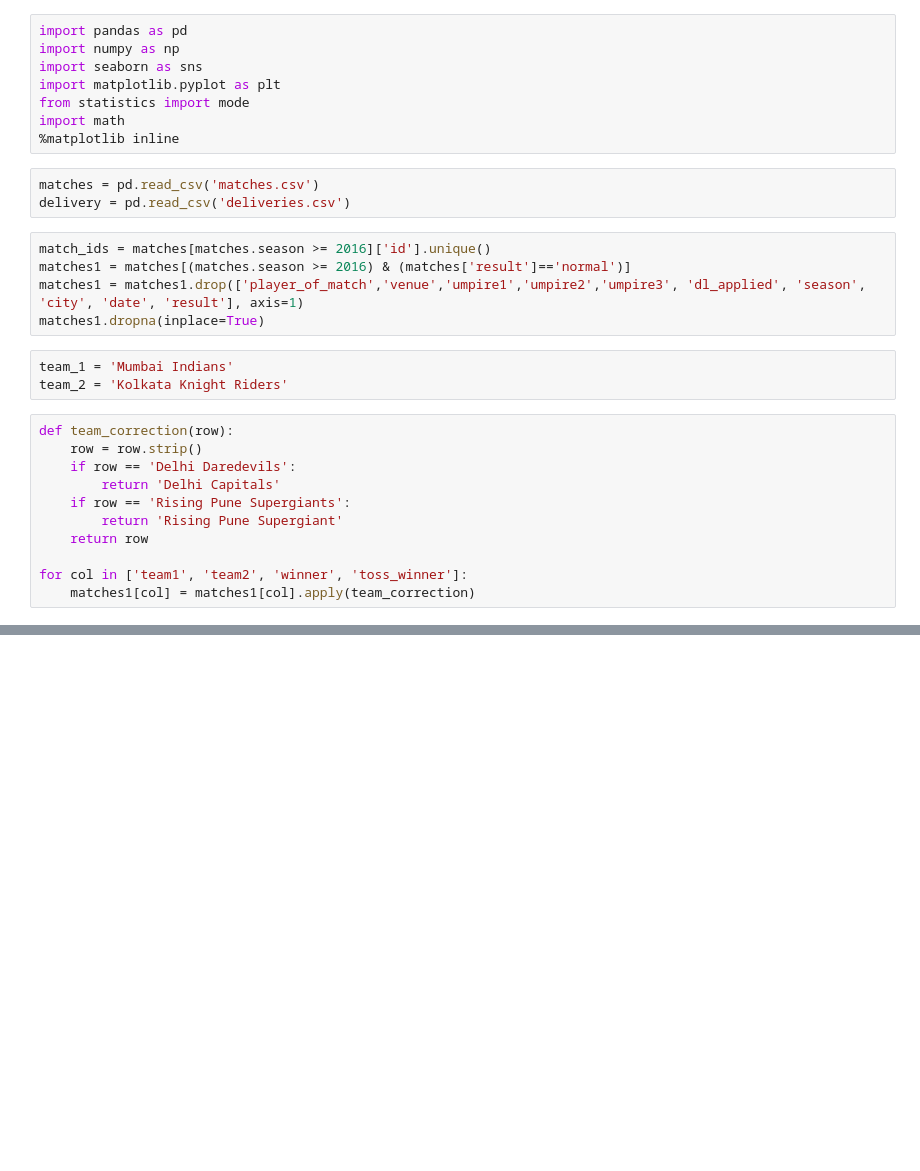
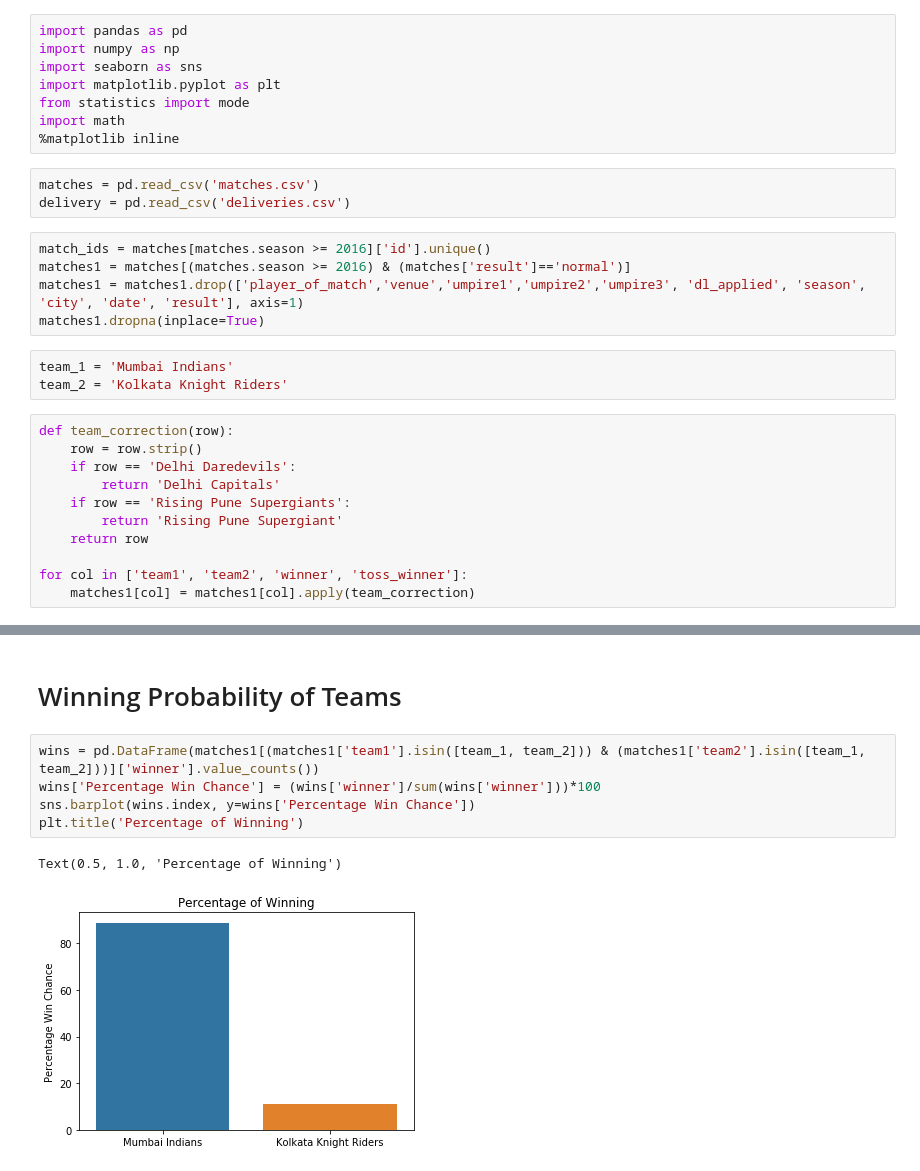
Before and after one commit to bhaskar-29/Widhya, a Jupyter notebook: 16 Oct.ipynb, the cells around one changed output, grey strips where cells are left out. Saved outputs shown, nothing was run; the diff lists cells and outputs as text; blank space fills up the shorter version.

```diff
--- a/16 Oct.ipynb
+++ b/16 Oct.ipynb
@@ -43,0 +31,10 @@ matches1[(matches1['team1'].isin([team_1, team_2])) & (matches1['team2'].isin([t
+# %% [markdown]
+# Winning Probability of Teams
+# %%
+wins = pd.DataFrame(matches1[(matches1['team1'].isin([team_1, team_2])) & (matches1['team2'].isin([team_1, team_2]))]['winner'].value_counts())
+wins['Percentage Win Chance'] = (wins['winner']/sum(wins['winner']))*100
+sns.barplot(wins.index, y=wins['Percentage Win Chance'])
+plt.title('Percentage of Winning')
+# %% [output]
+Text(0.5, 1.0, 'Percentage of Winning')
+[figure, added]
```
Also changed, not shown: parts of 11 cells of this notebook.
